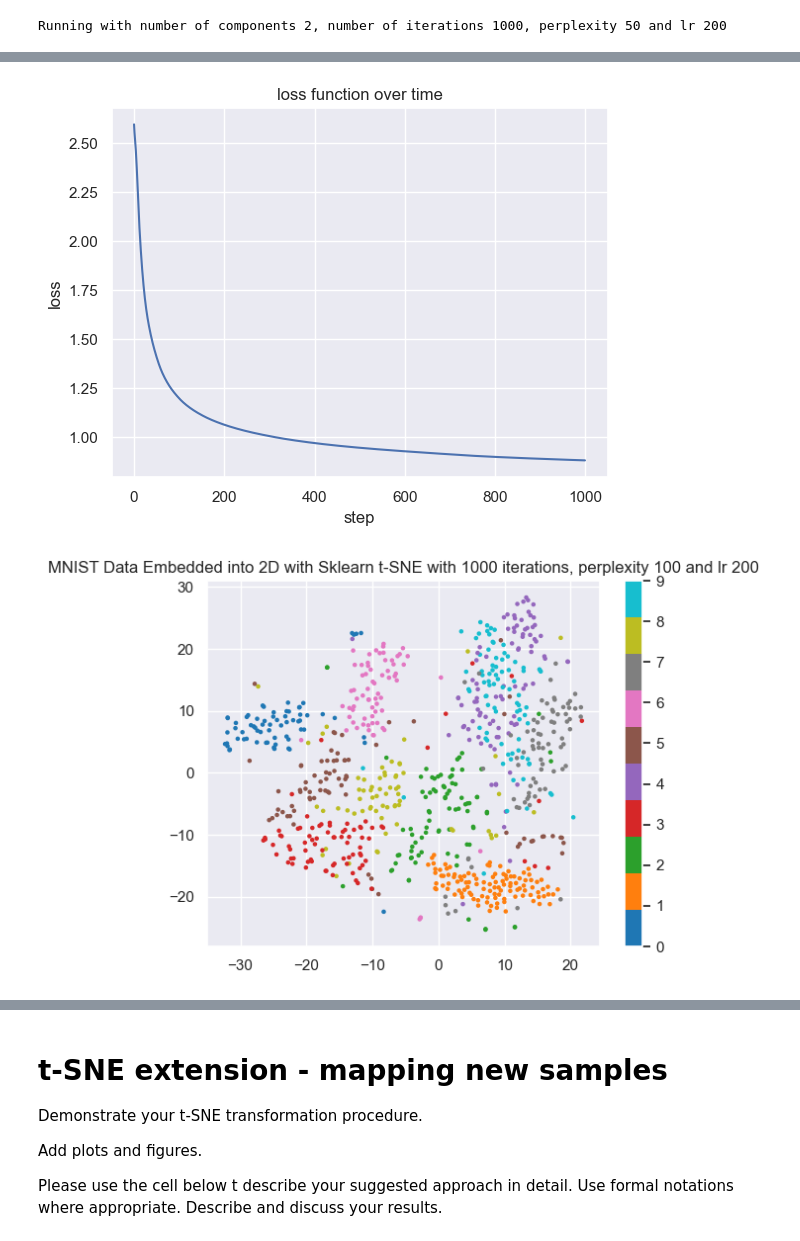
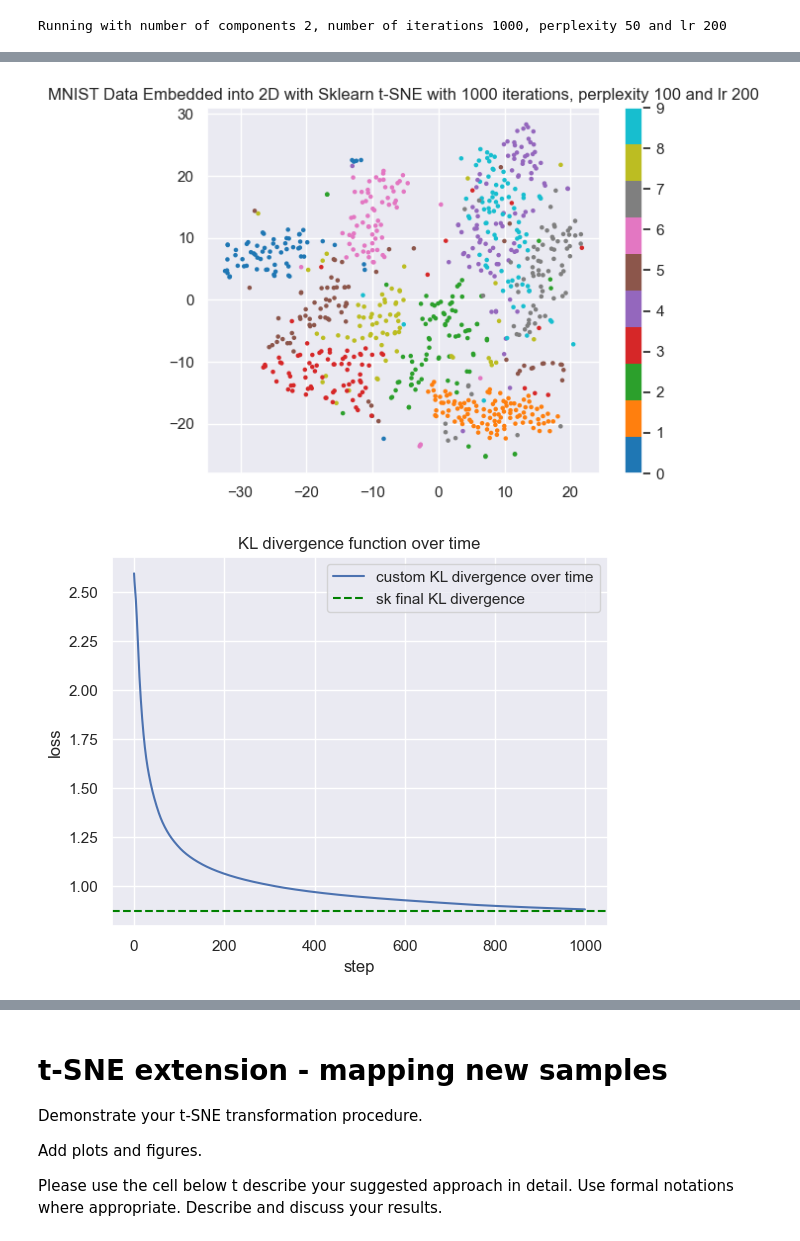
Before and after one commit to stavco9/advancedml-exc1, a Jupyter notebook: 3945_2025A_HW1_t-SNE.ipynb, the cells around one changed output, grey strips where cells are left out. Drawn from its saved outputs; the diff is of its cells as text; code cells hidden in the pictures.

Commit message:
Added loss over time graphs

```diff
--- a/3945_2025A_HW1_t-SNE.ipynb
+++ b/3945_2025A_HW1_t-SNE.ipynb
@@ -227,13 +227,6 @@ class CustomTSNE:
         # reconstruct diagonal
         p_ij = np.insert(p_ij, np.arange(0, N**2, N), 0).reshape((N, N))
         return (p_ij + p_ij.T) / (2*N)
-
-    def plot_loss_function_history(self):
-        plt.plot(np.arange(len(self.C_history)), self.C_history)
-        plt.xlabel("step")
-        plt.ylabel("loss")
-        plt.title("loss function over time")
-        plt.show()
 # %% [markdown]
 # Load data
 Please use the cell below to discuss your dataset choice and why it is appropriate (or not) for this algorithm.
@@ -379,7 +373,7 @@ hypher_pharams_options_test = [{
 
 results_array = []
 
-for hypher_params in hypher_pharams_options_test[:1]:
+for hypher_params in hypher_pharams_options_test:
     n_components = hypher_params["n_components"]
     n_iter = hypher_params["n_iter"]
     perplexity = hypher_params["perplexity"]
@@ -394,31 +388,33 @@ for hypher_params in hypher_pharams_options_test[:1]:
     sk_tsne = TSNE(n_components=n_components, init='random', perplexity=perplexity)
     sk_Y = sk_tsne.fit_transform(X_train_normalized_opt1)
 
-    results_array.append({'custom_Y': custom_Y, 'sk_Y': sk_Y})
+    results_array.append({'custom_Y': custom_Y, 'sk_Y': sk_Y, 'custom_kl': custom_tsne.C_history, 'sk_kl': sk_tsne.kl_divergence_})
 # %% [output]
 Running with number of components 2, number of iterations 1000, perplexity 50 and lr 200
 # %%
 for idx, result in enumerate(results_array):
     # Visualization of the result
     plt.figure()
     plt.scatter(result["custom_Y"][:, 0], result["custom_Y"][:, 1], s=5, c=label_train.astype(int), cmap='tab10')
     plt.colorbar()
     plt.title(f"MNIST Data Embedded into 2D with Custom t-SNE with {hypher_pharams_options[idx]['n_iter']} iterations, perplexity {hypher_pharams_options[idx]['perplexity']} and lr {hypher_pharams_options[idx]['learning_rate']}")
     plt.show()
 
     plt.figure()
     plt.scatter(result["sk_Y"][:, 0], result["sk_Y"][:, 1], s=5, c=label_train.astype(int), cmap='tab10')
     plt.colorbar()
     plt.title(f"MNIST Data Embedded into 2D with Sklearn t-SNE with {hypher_pharams_options[idx]['n_iter']} iterations, perplexity {hypher_pharams_options[idx]['perplexity']} and lr {hypher_pharams_options[idx]['learning_rate']}")
     plt.show()
 
     plt.figure()
-    plt.scatter(result["sk_Y"][:, 0], result["sk_Y"][:, 1], s=7, c=label_train.astype(int), cmap='tab10')
-    plt.scatter(result["custom_Y"][:, 0], result["custom_Y"][:, 1], marker = 'D', s=5, linewidth=0.5, edgecolors='k', c=label_train.astype(int), cmap='tab10')
-    plt.colorbar()
-    plt.title(f"Comparispon between sk-t-SNE Custom t-SNE with {hypher_pharams_options[idx]['n_iter']} iterations, perplexity {hypher_pharams_options[idx]['perplexity']} and lr {hypher_pharams_options[idx]['learning_rate']}")
+    plt.plot(np.arange(len(result["custom_kl"])), result["custom_kl"], label="custom KL divergence over time")
+    plt.axhline(y=result["sk_kl"], label='sk final KL divergence', color="green", linestyle="--")
+    plt.xlabel("step")
+    plt.ylabel("loss")
+    plt.legend()
+    plt.title(f"KL divergence function over time with {hypher_pharams_options[idx]['n_iter']} iterations, perplexity {hypher_pharams_options[idx]['perplexity']} and lr {hypher_pharams_options[idx]['learning_rate']}")
     plt.show()
 # %% [output]
 [figure]
-[figure, old version]
+[figure, new version]
-[figure, old version]
+[figure, new version]
```
Also changed, not shown: parts of 5 cells of this notebook.
